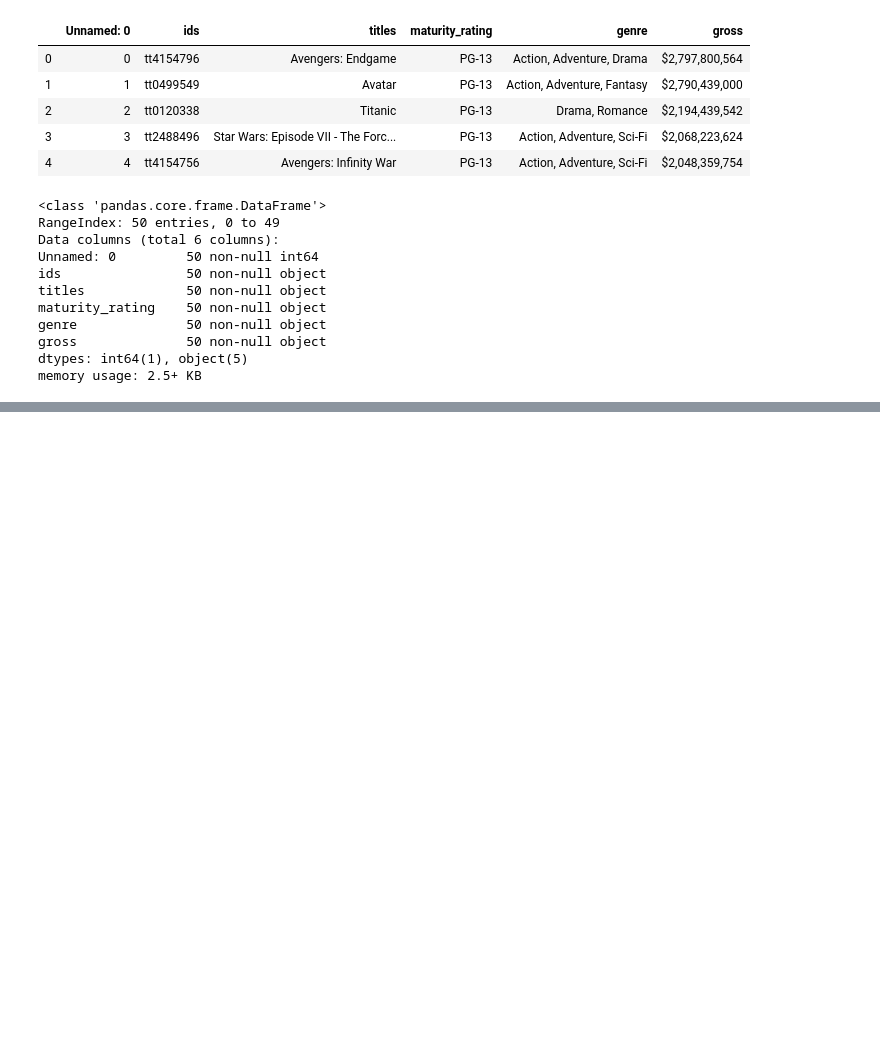
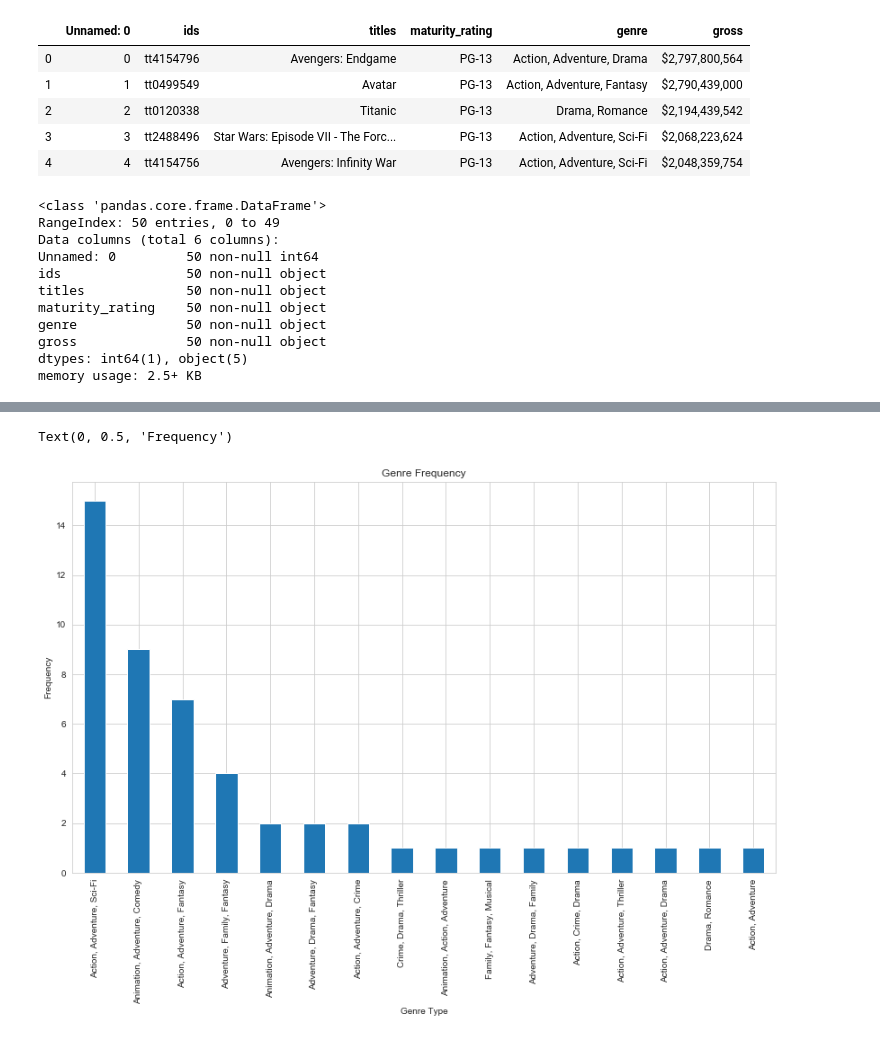
Before and after one commit to payam5150/MOD1, a Jupyter notebook: 002 - Mod1 - Graphics - 4-27-20.ipynb, the cells around one changed output, grey strips where cells are left out. Saved outputs shown, nothing was run; the diff lists cells and outputs as text; code cells hidden in the pictures; blank space fills up the shorter version.

```diff
--- a/002 - Mod1 - Graphics - 4-27-20.ipynb
+++ b/002 - Mod1 - Graphics - 4-27-20.ipynb
@@ -61,0 +76,7 @@ Text(0, 0.5, 'titles')
+# %%
+ax = df['genre'].value_counts().plot(kind='bar', figsize=(14,8),title="Genre Frequency")
+ax.set_xlabel("Genre Type")
+ax.set_ylabel("Frequency") #using a bargraph to find the most watched genres
+# %% [output]
+Text(0, 0.5, 'Frequency')
+[figure, added]
```
Also changed, not shown: parts of 7 cells of this notebook, 2 other files.
